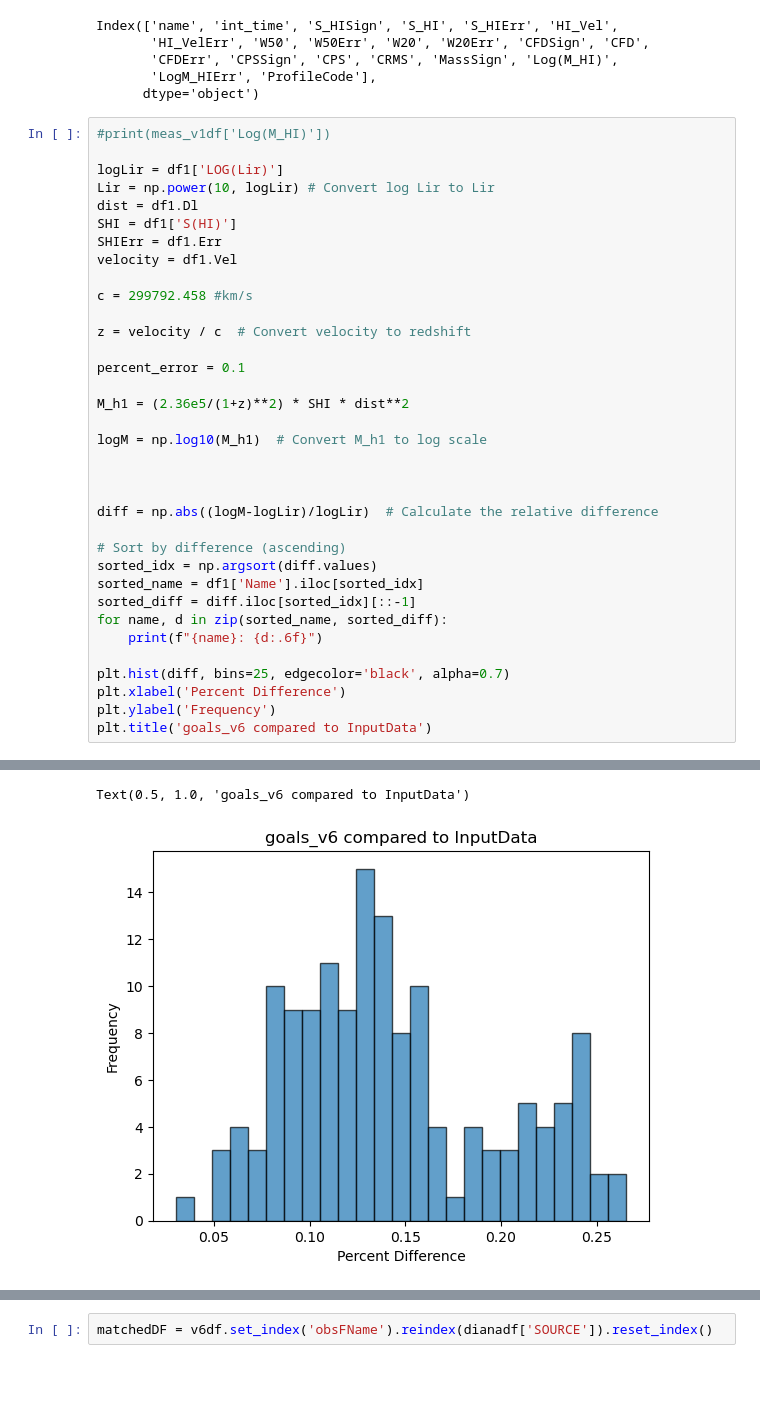
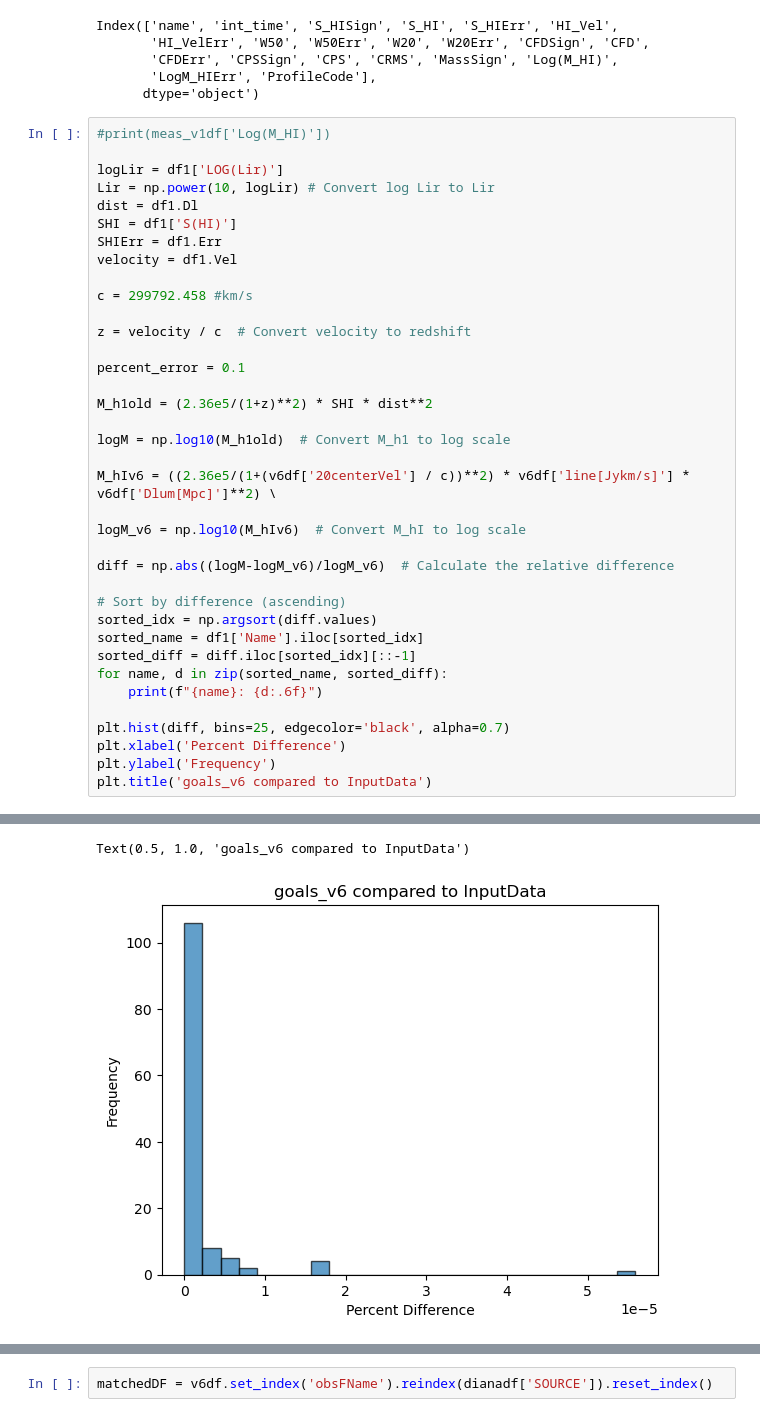
Before and after one commit to MatthewMotuz/GBO_REU, a Jupyter notebook: GOALS/UpdatedTables.ipynb, the cells around one changed output, grey strips where cells are left out. Cells and saved outputs as stored; diff of their text form; blank space fills up the shorter version.

```diff
--- a/GOALS/UpdatedTables.ipynb
+++ b/GOALS/UpdatedTables.ipynb
@@ -198,13 +106,15 @@ z = velocity / c  # Convert velocity to redshift
 
 percent_error = 0.1
 
-M_h1 = (2.36e5/(1+z)**2) * SHI * dist**2
+M_h1old = (2.36e5/(1+z)**2) * SHI * dist**2
 
-logM = np.log10(M_h1)  # Convert M_h1 to log scale
+logM = np.log10(M_h1old)  # Convert M_h1 to log scale
 
+M_hIv6 = ((2.36e5/(1+(v6df['20centerVel'] / c))**2) * v6df['line[Jykm/s]'] * v6df['Dlum[Mpc]']**2) \
 
+logM_v6 = np.log10(M_hIv6)  # Convert M_hI to log scale
 
-diff = np.abs((logM-logLir)/logLir)  # Calculate the relative difference
+diff = np.abs((logM-logM_v6)/logM_v6)  # Calculate the relative difference
 
 # Sort by difference (ascending)
 sorted_idx = np.argsort(diff.values)
@@ -238,5 +148,5 @@ F16504+0228: 0.029953
 Text(0.5, 1.0, 'goals_v6 compared to InputData')
-[figure, old version]
+[figure, new version]
 # %%
 # To skip only row 110 (the 111th row, since Python is 0-indexed)
 # Skip rows from 110 onwards (i.e., keep only the first 110 rows)
```
Also changed, not shown: parts of 6 cells of this notebook.
